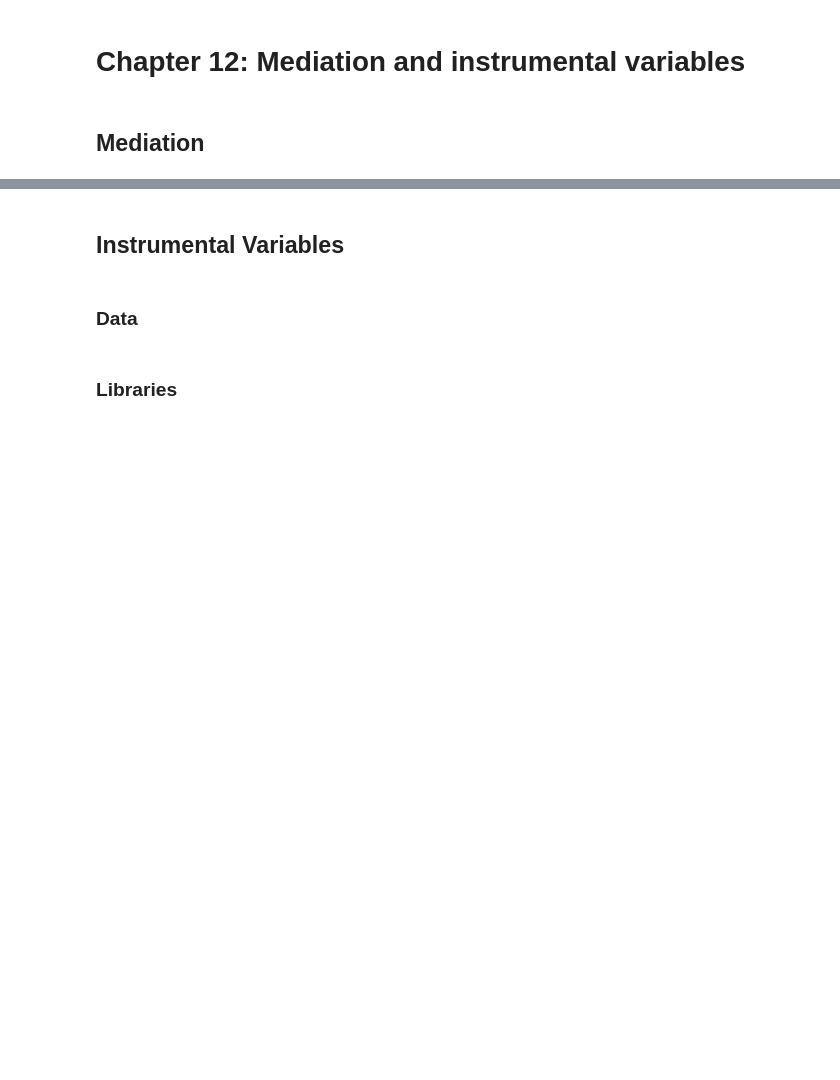
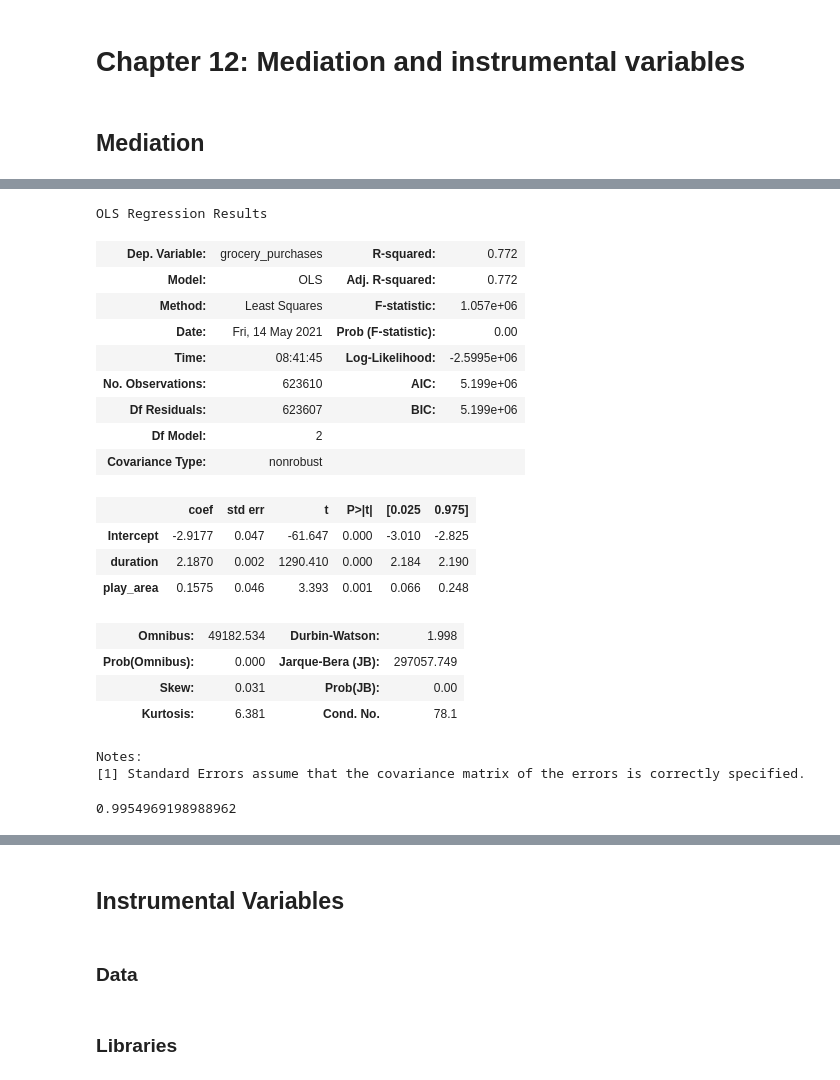
Before and after one commit to BuissonFlorent/BehavioralDataAnalysis, a Jupyter notebook: Chapter 12 - Mediation and Instrumental Variables/ch12.ipynb, the cells around one changed output, grey strips where cells are left out. Saved outputs shown, nothing was run; the diff lists cells and outputs as text; code cells hidden in the pictures; blank space fills up the shorter version.

```diff
--- a/Chapter 12 - Mediation and Instrumental Variables/ch12.ipynb
+++ b/Chapter 12 - Mediation and Instrumental Variables/ch12.ipynb
@@ -60,14 +80,37 @@ ols("groceries_purchases~duration", data=hist_data_df).fit().summary()
 # %%
-ols("groceries_purchases~duration+play_area", data=hist_data_df).fit().summary()
+ols("grocery_purchases~duration+play_area", data=hist_data_df).fit().summary()
+# %% [output]
+OLS Regression Results
+| Dep. Variable: | grocery_purchases | R-squared: | 0.772 |
+| Model: | OLS | Adj. R-squared: | 0.772 |
+| Method: | Least Squares | F-statistic: | 1.057e+06 |
+| Date: | Fri, 14 May 2021 | Prob (F-statistic): | 0.00 |
+| Time: | 08:41:45 | Log-Likelihood: | -2.5995e+06 |
+| No. Observations: | 623610 | AIC: | 5.199e+06 |
+| Df Residuals: | 623607 | BIC: | 5.199e+06 |
+| Df Model: | 2 |  |  |
+| Covariance Type: | nonrobust |  |  |
+|  | coef | std err | t | P>|t| | [0.025 | 0.975] |
+| Intercept | -2.9177 | 0.047 | -61.647 | 0.000 | -3.010 | -2.825 |
+| duration | 2.1870 | 0.002 | 1290.410 | 0.000 | 2.184 | 2.190 |
+| play_area | 0.1575 | 0.046 | 3.393 | 0.001 | 0.066 | 0.248 |
+| Omnibus: | 49182.534 | Durbin-Watson: | 1.998 |
+| Prob(Omnibus): | 0.000 | Jarque-Bera (JB): | 297057.749 |
+| Skew: | 0.031 | Prob(JB): | 0.00 |
+| Kurtosis: | 6.381 | Cond. No. | 78.1 |
+Notes:
+[1] Standard Errors assume that the covariance matrix of the errors is correctly specified.
 # %%
 def percentage_mediated_fun(dat_df):
-    total_effect = ols("groceries_purchases~play_area", data=dat_df).fit(disp=0).params['play_area']
+    total_effect = ols("grocery_purchases~play_area", data=dat_df).fit(disp=0).params['play_area']
     coeff_med1 = ols("duration~play_area", data=dat_df).fit(disp=0).params['play_area']
-    coeff_med2 = ols("groceries_purchases~duration", data=dat_df).fit(disp=0).params['duration']
+    coeff_med2 = ols("grocery_purchases~duration", data=dat_df).fit(disp=0).params['duration']
     mediated_effect = coeff_med1 * coeff_med2
     percentage_mediated = mediated_effect / total_effect
     return percentage_mediated
 percentage_mediated_fun(hist_data_df)
+# %% [output]
+0.9954969198988962
 # %%
 def boot_CI_fun(dat_df, metric_fun, B = 100):
   #Setting sample size
```
Also changed, not shown: parts of 8 cells of this notebook, 3 other files.
